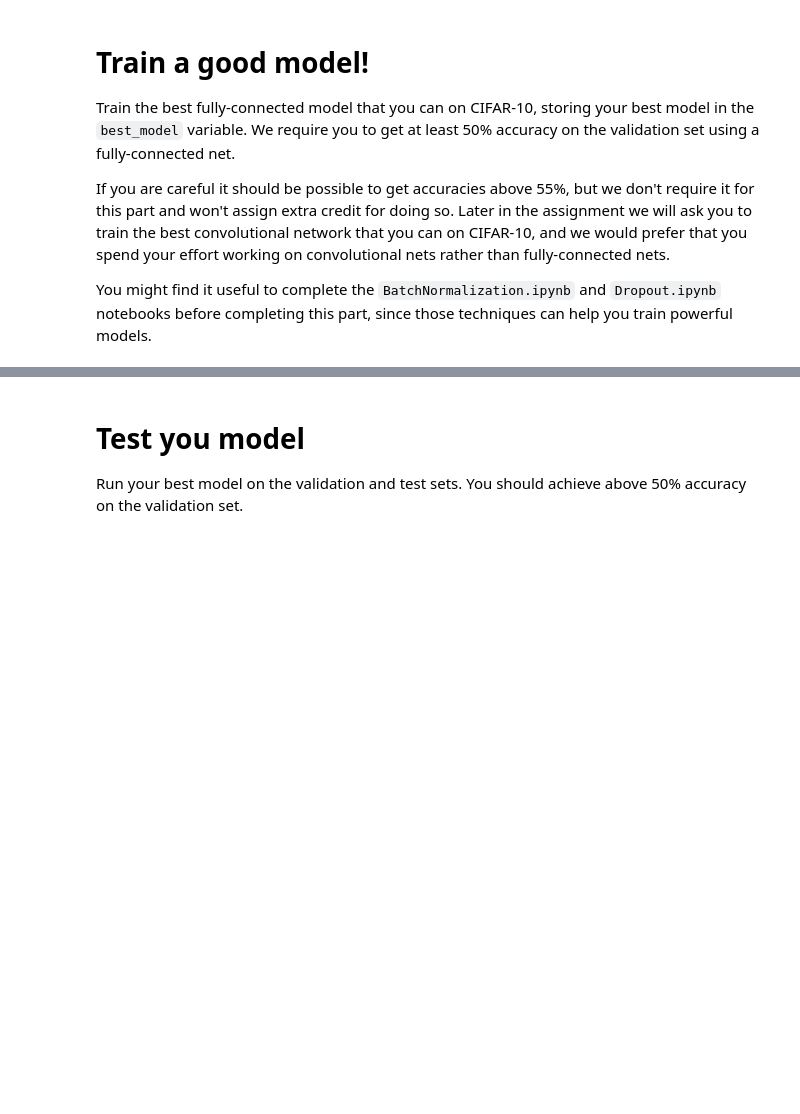
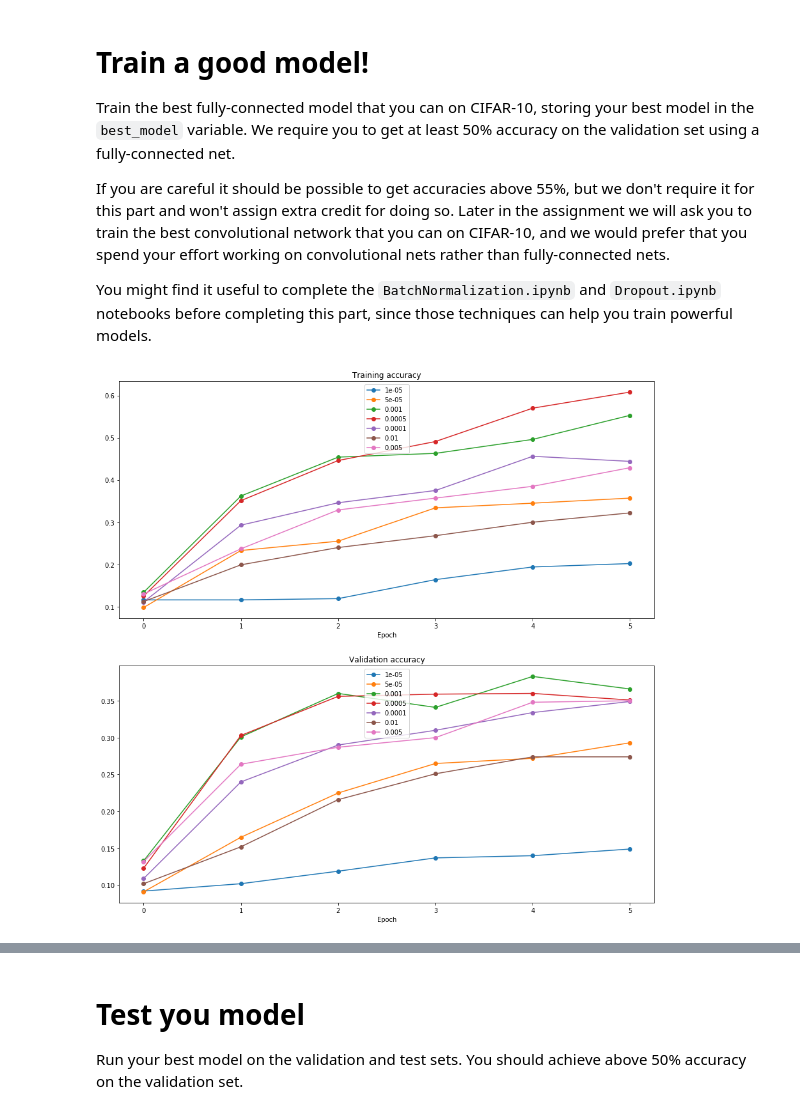
Before and after one commit to atekaya/stanford-cs231n, a Jupyter notebook: assignment2/FullyConnectedNets.ipynb, the cells around one changed output, grey strips where cells are left out. Saved outputs shown, nothing was run; the diff lists cells and outputs as text; code cells hidden in the pictures; blank space fills up the shorter version.

```diff
--- a/assignment2/FullyConnectedNets.ipynb
+++ b/assignment2/FullyConnectedNets.ipynb
@@ -739,0 +777,46 @@ pass
+# %%
+best_model = None
+################################################################################
+# TODO: Train the best FullyConnectedNet that you can on CIFAR-10. You might   #
+# batch normalization and dropout useful. Store your best model in the         #
+# best_model variable.                                                         #
+################################################################################
+solvers_ = {}
+for lr in [1e-5,5e-5,1e-4,5e-4,1e-3,5e-3,1e-2]:
+  model = FullyConnectedNet([100, 100, 100, 100, 100], weight_scale=5e-2)
+
+  solver = Solver(model, small_data,
+                  num_epochs=5, batch_size=100,
+                  update_rule='adam',
+                  optim_config={
+                    'learning_rate': lr
+                  },
+                  verbose=False)
+  solver.train()
+  solvers_[lr] = solver
+plt.subplot(2, 1, 1)
+plt.title('Training accuracy')
+plt.xlabel('Epoch')
+
+plt.subplot(2, 1, 2)
+plt.title('Validation accuracy')
+plt.xlabel('Epoch')
+
+for update_rule, solver in solvers_.iteritems():
+  plt.subplot(2, 1, 1)
+  plt.plot(solver.train_acc_history, '-o', label=update_rule)
+
+  plt.subplot(2, 1, 2)
+  plt.plot(solver.val_acc_history, '-o', label=update_rule)
+
+
+for i in [1, 2]:
+  plt.subplot(2, 1, i)
+  plt.legend(loc='upper center')
+plt.gcf().set_size_inches(15, 15)
+plt.show()
+################################################################################
+#                              END OF YOUR CODE                                #
+################################################################################
+# %% [output]
+[figure, added]
```
Also changed, not shown: parts of 9 cells of this notebook, 1 other file.
